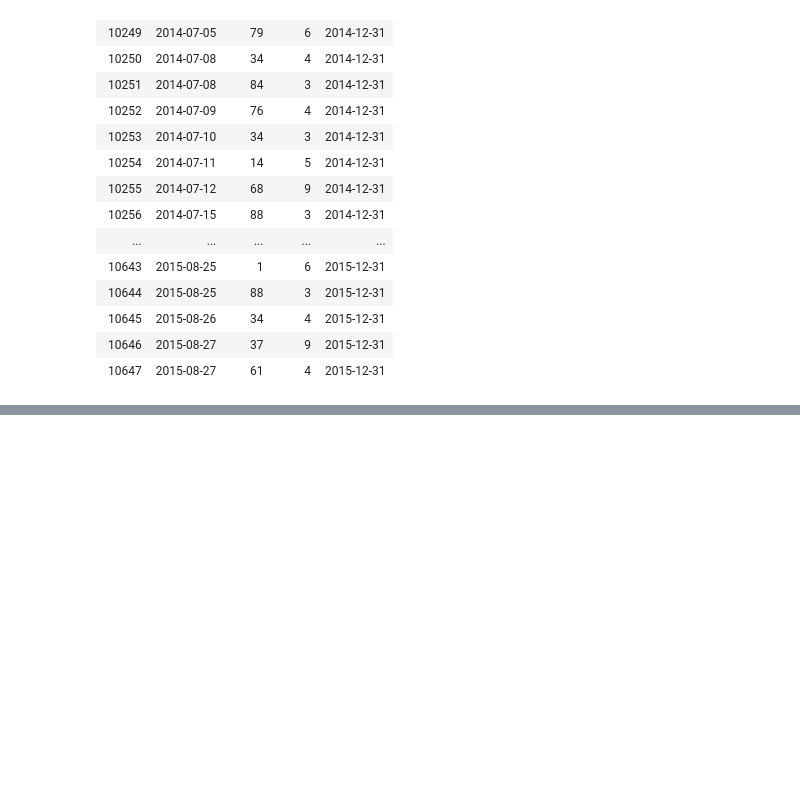
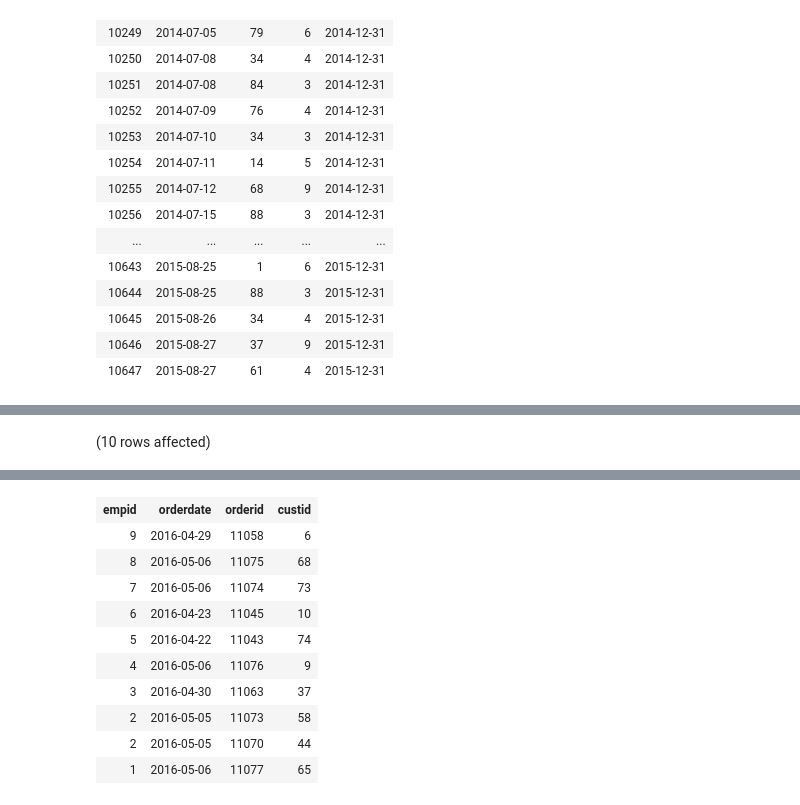
Before and after one commit to ryanmohamed/tsql_hw3, a Jupyter notebook: chapter5_exercises.ipynb, the cells around one changed output, grey strips where cells are left out. Cells and saved outputs as stored; diff of their text form; code cells hidden in the pictures; blank space fills up the shorter version.

```diff
--- a/chapter5_exercises.ipynb
+++ b/chapter5_exercises.ipynb
@@ -51,0 +113,17 @@ Total execution time: 00:00:00.090
+# %%
+use Northwinds2022TSQLV7;
+
+with MaxOrder as (
+    select EmployeeId as empid,
+        MAX(OrderDate) as maxorderdate
+    from Sales.[Order]
+    group by EmployeeId
+)
+select empid, maxorderdate as orderdate,
+    OrderId as orderid,
+    CustomerId as custid
+from MaxOrder inner join Sales.[Order] AS O
+    on MaxOrder.empid = O.EmployeeId
+    and MaxOrder.maxorderdate = O.OrderDate
+# %% [output]
+(10 rows affected)
@@ -51,0 +131,11 @@ Total execution time: 00:00:00.090
+| empid | orderdate | orderid | custid |
+| 9 | 2016-04-29 | 11058 | 6 |
+| 8 | 2016-05-06 | 11075 | 68 |
+| 7 | 2016-05-06 | 11074 | 73 |
+| 6 | 2016-04-23 | 11045 | 10 |
+| 5 | 2016-04-22 | 11043 | 74 |
+| 4 | 2016-05-06 | 11076 | 9 |
+| 3 | 2016-04-30 | 11063 | 37 |
+| 2 | 2016-05-05 | 11073 | 58 |
+| 2 | 2016-05-05 | 11070 | 44 |
+| 1 | 2016-05-06 | 11077 | 65 |
```
Also changed, not shown: parts of 6 cells of this notebook.
